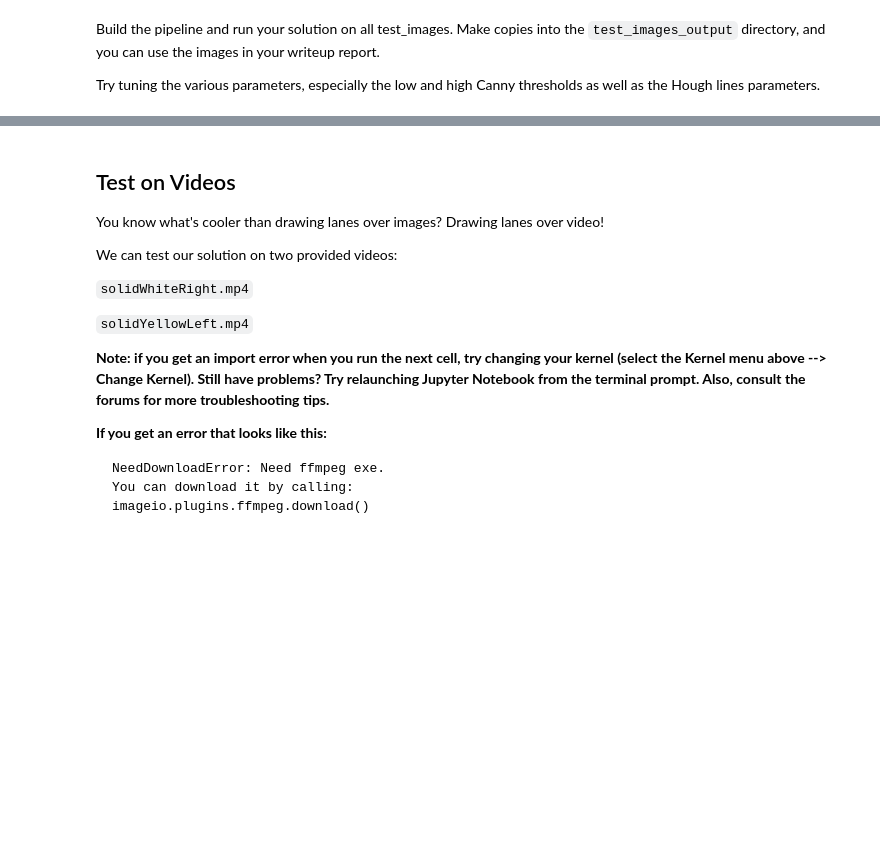
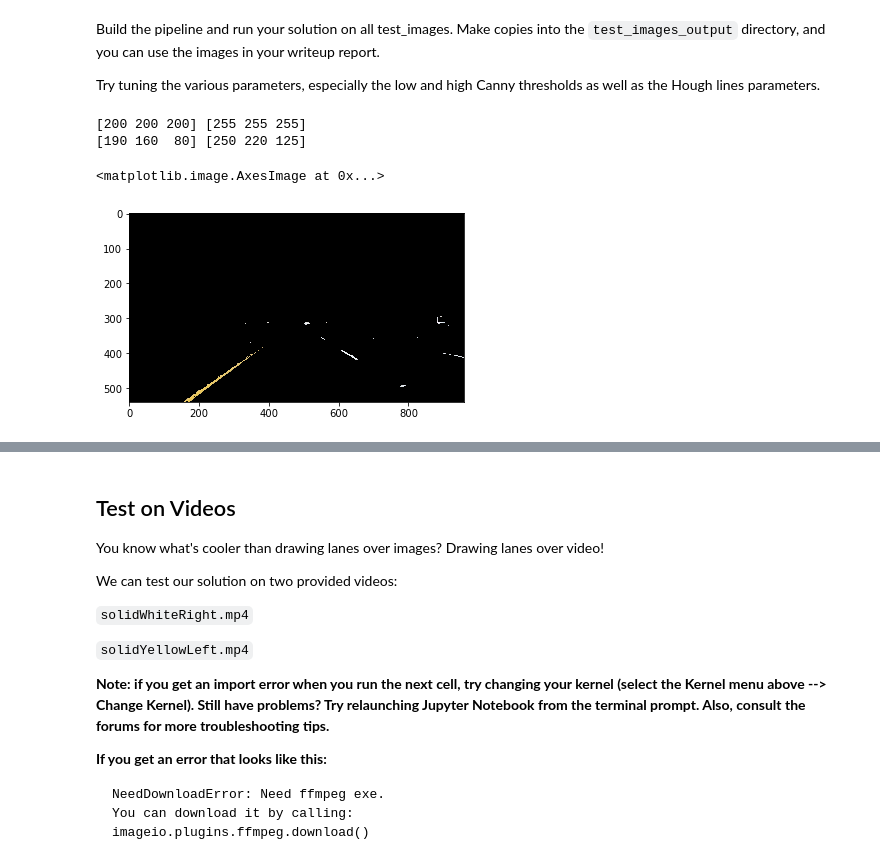
Before and after one commit to tonyzhang617/watonomous-challenge, a Jupyter notebook: P1.ipynb, the cells around one changed output, grey strips where cells are left out. Saved outputs shown, nothing was run; the diff lists cells and outputs as text; code cells hidden in the pictures; blank space fills up the shorter version.

```diff
--- a/P1.ipynb
+++ b/P1.ipynb
@@ -190,0 +195,20 @@ Try tuning the various parameters, especially the low and high Canny thresholds
+# %%
+boundaries = [([200, 200, 200], [255, 255, 255]), ([190, 160, 80], [250, 220, 125])]
+new_images = []
+
+for (lw, up) in boundaries:
+    lower = np.array(lw)
+    upper = np.array(up)
+    print(lower, upper)
+
+    mask = cv2.inRange(image, lower, upper)
+    new_images.append(cv2.bitwise_and(image, image, mask = mask))
+
+range_img = cv2.addWeighted(new_images[0], 1.0, new_images[1], 1.0, 0)
+
+plt.imshow(range_img, cmap='gray')
+# %% [output]
+[200 200 200] [255 255 255]
+[190 160  80] [250 220 125]
+<matplotlib.image.AxesImage at 0x...>
+[figure, added]
```
Also changed, not shown: parts of 4 cells of this notebook, 3 other files.
